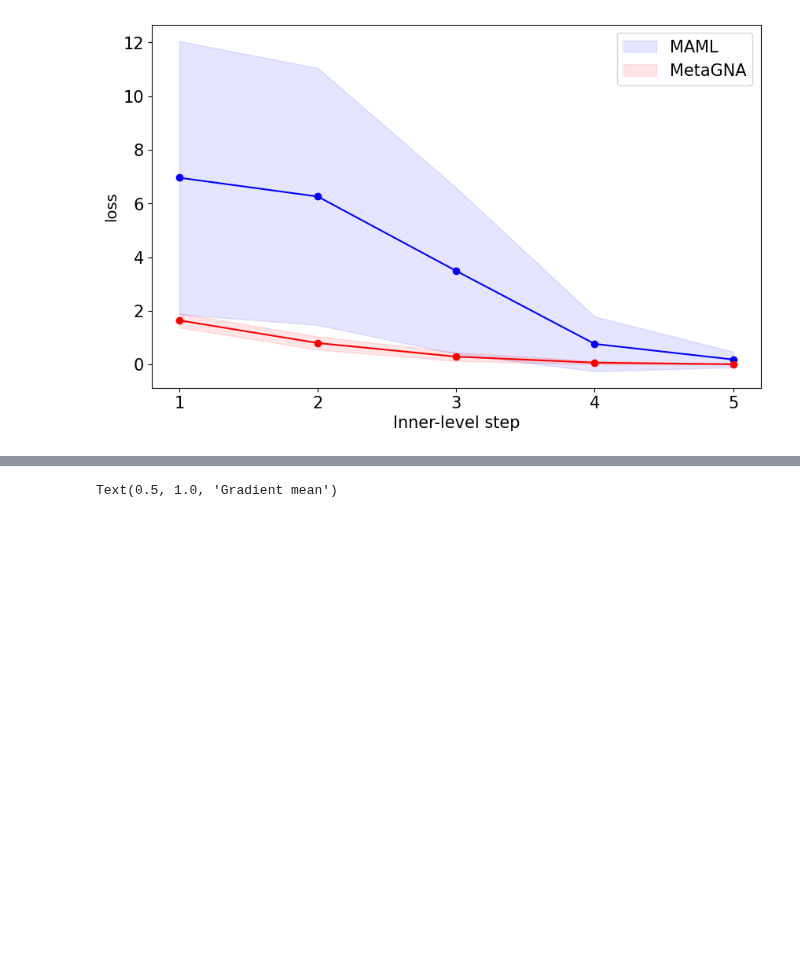
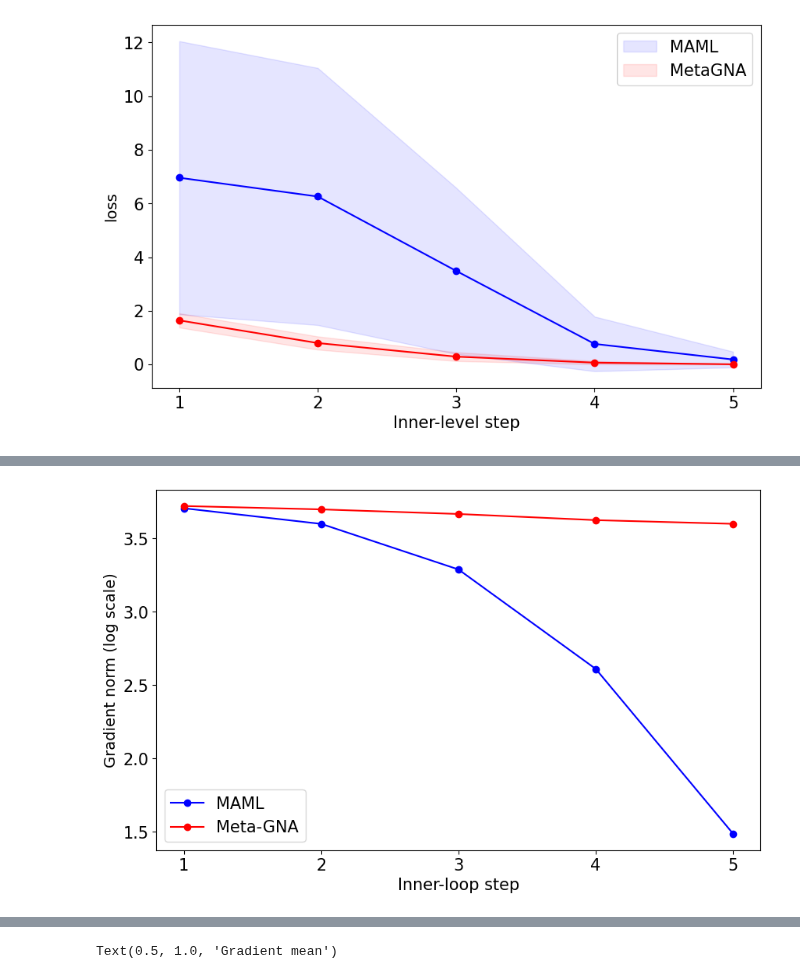
Before and after one commit to SKKUJMLim/MAML, a Jupyter notebook: Test_jupyternotebook/Analytics_adaptation(miniImageNet_5shot).ipynb, the cells around one changed output, grey strips where cells are left out. Drawn from its saved outputs; the diff is of its cells as text; code cells hidden in the pictures; blank space fills up the shorter version.

```diff
--- a/Test_jupyternotebook/Analytics_adaptation(miniImageNet_5shot).ipynb
+++ b/Test_jupyternotebook/Analytics_adaptation(miniImageNet_5shot).ipynb
@@ -181,3 +139,45 @@ plt.savefig('gsnr' + '.png')
+# %%
+group_names = []
+
+for name, group in maml_info_mini_imagenet:
+    # 그룹 이름을 저장 (모든 그룹은 동일한 순서로 추가됨)
+    if name not in group_names:
+        group_names.append(str(int(name)+1))
+
+x = range(len(group_names))
+
+maml_mean_df = maml_info_mini_imagenet['all_grads_l2norm'].mean()
+# before_arbiter_mean_df = arbiter_info_mini_imagenet['pre_all_grads_l2norm'].mean()
+arbiter_mean_df = arbiter_info_mini_imagenet['all_grads_l2norm'].mean()
+
+maml_means = maml_mean_df.values
+arbiter_means = arbiter_mean_df.values
+
+# 데이터에 로그 변환 적용
+maml_means = np.log(maml_means)
+arbiter_means = np.log(arbiter_means)
+# arbiter_withoutWN_means = np.log(arbiter_withoutWN_means)
+
+# 꺾은선 그래프를 그립니다
+plt.figure(figsize=(10, 6))
+plt.plot(x, maml_means, '-o', color='b', label='MAML')
+# plt.plot(x, before_arbiter_mean_df, '-o', color='g', label='before_Arbiter')
+plt.plot(x, arbiter_means, '-o', color='r', label='Meta-GNA')
+
+plt.legend()
+
+
+# plt.title('Gradient Norm')
+plt.xticks(x, group_names)
+plt.legend(fontsize=15)
+plt.xlabel('Inner-loop step',fontsize=15)
+plt.ylabel('Gradient norm (log scale)', fontsize=14)
+plt.xticks(fontsize=15)  # x축 값 크기
+plt.yticks(fontsize=15)  # y축 값 크기
+
+plt.savefig('gradient_norm' + '.png')
+# %% [output]
+[figure, new version]
 # %%
 group_names = []
 
```
Also changed, not shown: parts of 4 cells of this notebook, 5 other files.
